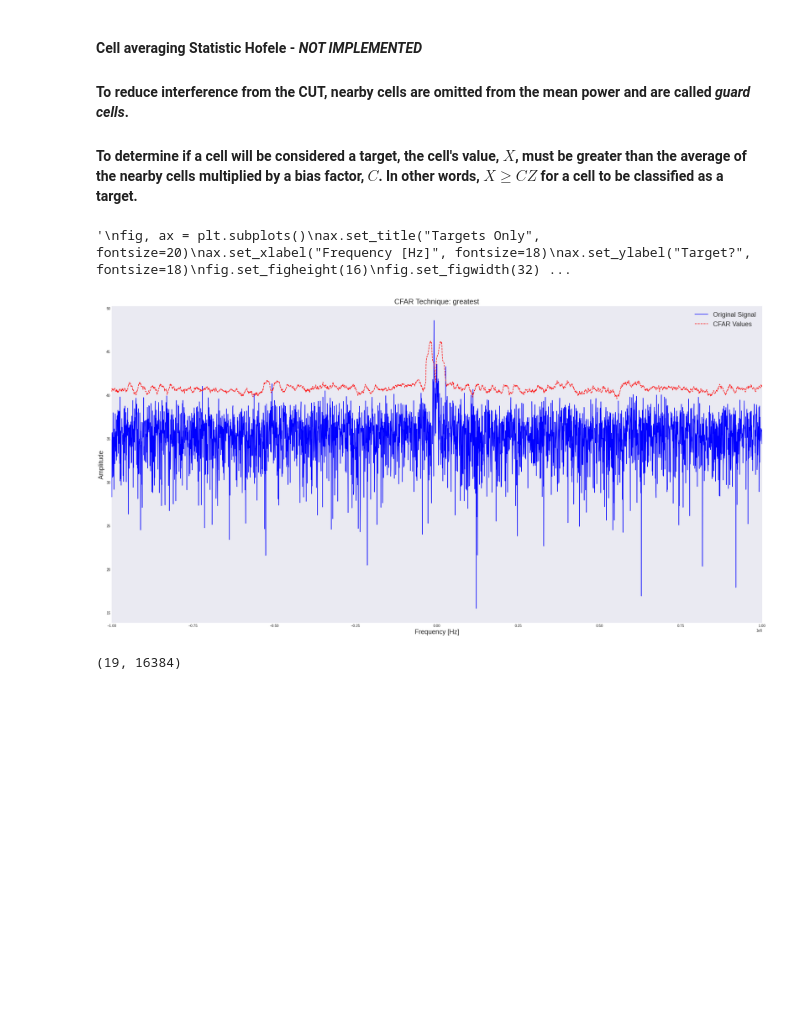
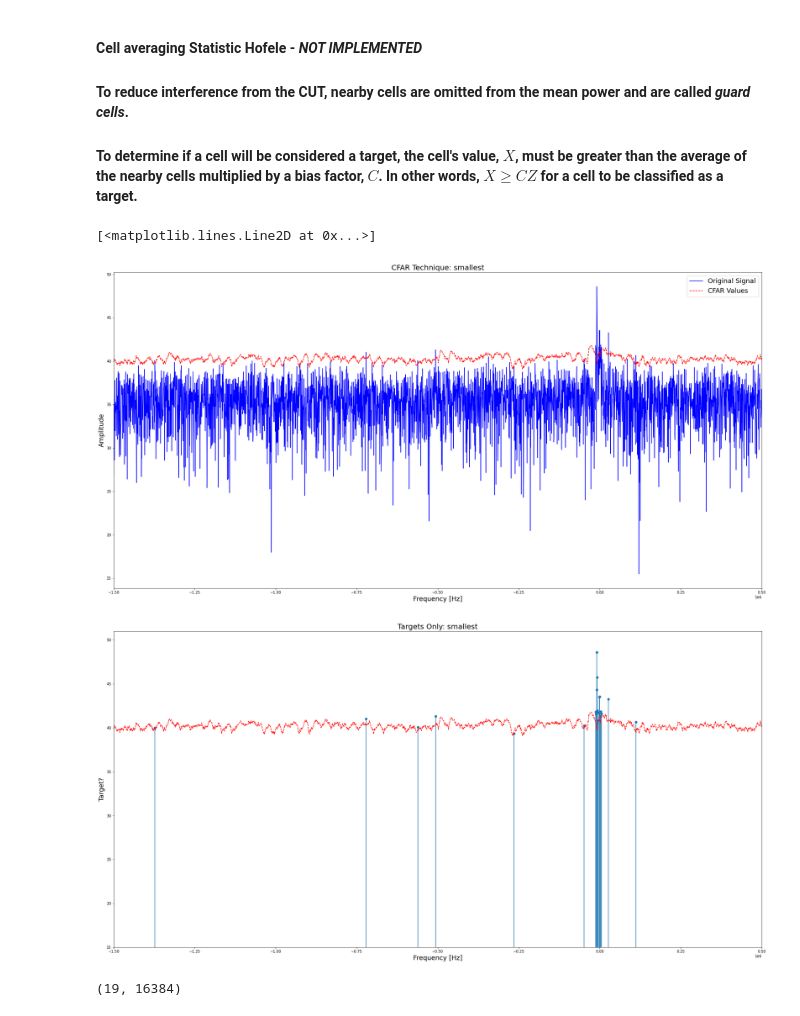
Before and after one commit to brunerm99/ADI_Radar_DSP, a Jupyter notebook: Bruner_Thesis/Target_Detection.ipynb, the cells around one changed output. Saved outputs shown, nothing was run; the diff lists cells and outputs as text; code cells hidden in the pictures; blank space fills up the shorter version.

Commit message:
Plotting for paper

```diff
--- a/Bruner_Thesis/Target_Detection.ipynb
+++ b/Bruner_Thesis/Target_Detection.ipynb
@@ -16,7 +16,7 @@ import warnings
 warnings.filterwarnings('ignore')
 
 from matplotlib import style
-style.use('seaborn-dark')
+# style.use('seaborn-dark')
 # style.use('dark_background')
 # %% [markdown]
 ***
@@ -298,8 +298,8 @@ def cfar(X_k, num_guard_cells, num_ref_cells, bias, cfar_method='average'):
         output = mean * bias
         cfar_values[center_index] = output
 
-    targets_only = np.copy(data)
-    targets_only[np.where(data < cfar_values)] = np.ma.masked
+    targets_only = np.copy(X_k)
+    targets_only[np.where(X_k < cfar_values)] = np.ma.masked
 
     return cfar_values, targets_only
 # %%
@@ -316,48 +316,51 @@ data = np.abs(X_k_all[0])
 """
 cfar_method = 'average'
 cfar_method = 'greatest'
-# cfar_method = 'smallest'
+cfar_method = 'smallest'
 
 # Cell averaging parameters
 num_guard_cells = 10
 num_ref_cells = 30
 bias = 3
 
 time = 0
 cfar_values, targets_only = cfar(data, num_guard_cells, num_ref_cells, bias, cfar_method)
 
 """
     Plotting
 """
 # Plot CFAR values and original signal
 fig, ax = plt.subplots()
 ax.set_title("CFAR Technique: %s" % cfar_method, fontsize=20)
 ax.set_xlabel("Frequency [Hz]", fontsize=18)
 ax.set_ylabel("Amplitude", fontsize=18)
 # fig.legend(['Original Signal', 'CFAR Values'], loc='upper right', fontsize=12)
 fig.set_figheight(16)
 fig.set_figwidth(32)
-ax.set_xlim([-1e6, 1e6])
+ax.set_xlim([-1.5e6, 0.5e6])
 
 ax.plot(freq, 10 * np.log10(data), color='b', label="Original Signal")
+# plt.axis('off')
+# plt.title('FFT of Received Signal', fontsize=20)
 ax.plot(freq, 10 * np.log10(cfar_values), color='r', linestyle='dashed', label='CFAR Values')
 ax.legend(fontsize=18)
 
 # Plot targets only
-"""
 fig, ax = plt.subplots()
-ax.set_title("Targets Only", fontsize=20)
+ax.set_title("Targets Only: %s" % cfar_method, fontsize=20)
 ax.set_xlabel("Frequency [Hz]", fontsize=18)
 ax.set_ylabel("Target?", fontsize=18)
 fig.set_figheight(16)
 fig.set_figwidth(32)
-ax.set_xlim([-1e6, 1e6])
+ax.set_xlim([-1.5e6, 0.5e6])
+ax.set_ylim([15, 51])
 
-plt.plot(freq, targets_only)
-"""
+ax.stem(freq, 10 * np.log10(targets_only))
+ax.plot(freq, 10 * np.log10(cfar_values), color='r', linestyle='dashed', label='CFAR Values')
 # %% [output]
-'\nfig, ax = plt.subplots()\nax.set_title("Targets Only", fontsize=20)\nax.set_xlabel("Frequency [Hz]", fontsize=18)\nax.set_ylabel("Target?", fontsize=18)\nfig.set_figheight(16)\nfig.set_figwidth(32) ...
+[<matplotlib.lines.Line2D at 0x...>]
-[figure, old version]
+[figure, new version]
+[figure, added]
 # %%
 X_k_all = fftshift(fft(iq_all))
 
```
Also changed, not shown: parts of 1 cell of this notebook, 2 other files.
